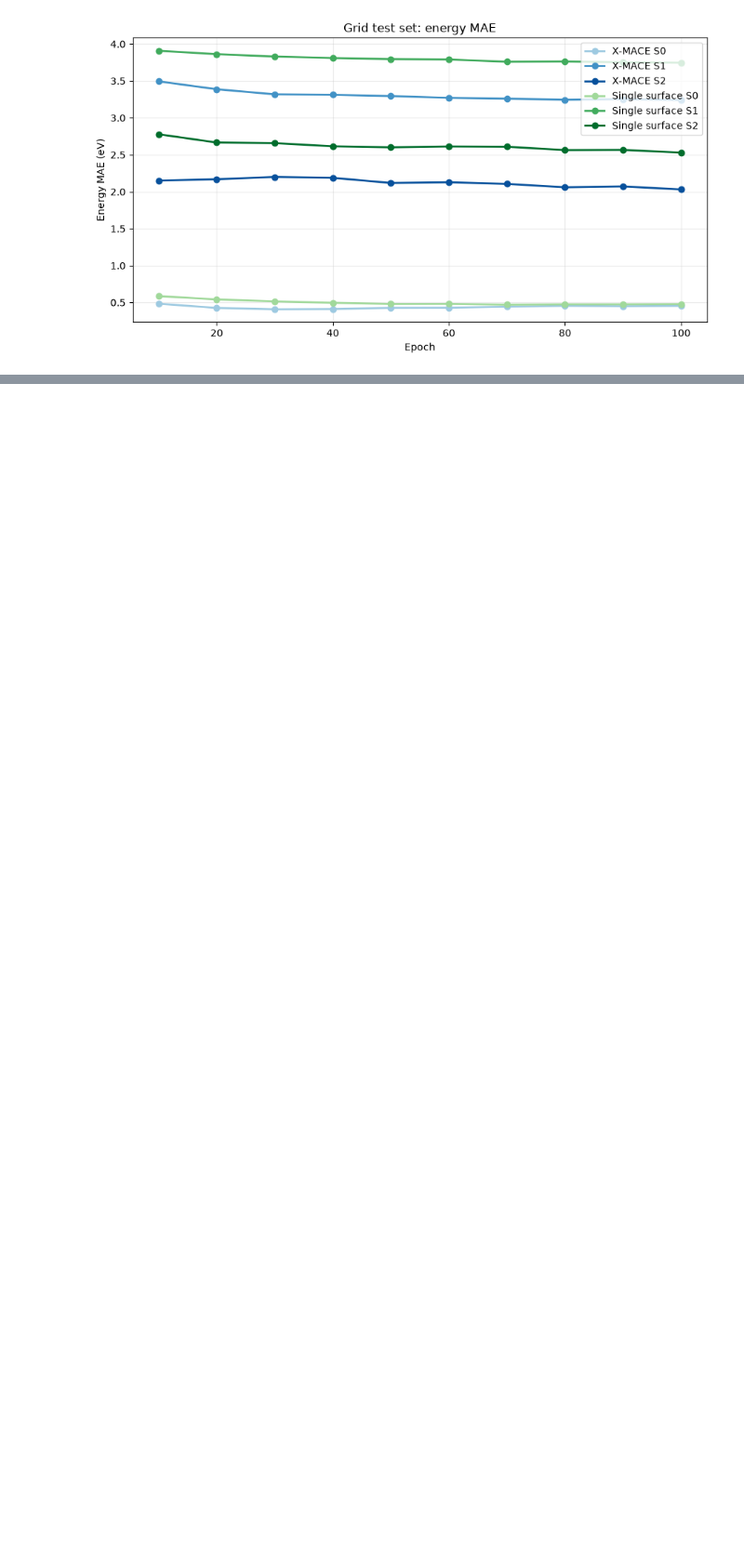
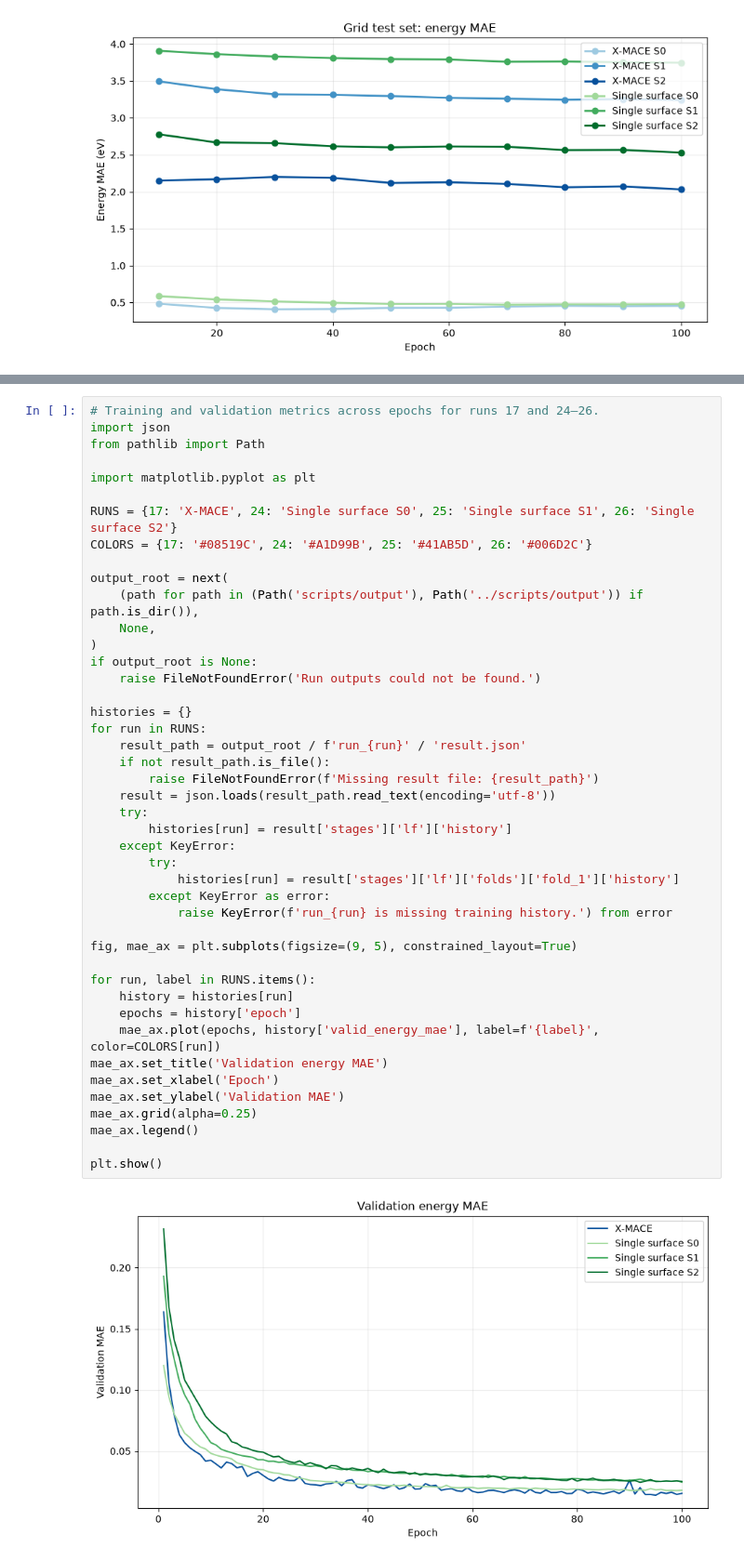
Before and after one commit to yoghurtfork/X-MACE-sampling, a Jupyter notebook: notebooks/plots.ipynb, the cells around one changed output, grey strips where cells are left out. Shown at 93% size. Cells and saved outputs as stored; diff of their text form; blank space fills up the shorter version.

Commit message:
Validation MAE plots

```diff
--- a/notebooks/plots.ipynb
+++ b/notebooks/plots.ipynb
@@ -777,0 +782,46 @@ for test_name in TESTS:
+# %%
+# Training and validation metrics across epochs for runs 17 and 24–26.
+import json
+from pathlib import Path
+
+import matplotlib.pyplot as plt
+
+RUNS = {17: 'X-MACE', 24: 'Single surface S0', 25: 'Single surface S1', 26: 'Single surface S2'}
+COLORS = {17: '#08519C', 24: '#A1D99B', 25: '#41AB5D', 26: '#006D2C'}
+
+output_root = next(
+    (path for path in (Path('scripts/output'), Path('../scripts/output')) if path.is_dir()),
+    None,
+)
+if output_root is None:
+    raise FileNotFoundError('Run outputs could not be found.')
+
+histories = {}
+for run in RUNS:
+    result_path = output_root / f'run_{run}' / 'result.json'
+    if not result_path.is_file():
+        raise FileNotFoundError(f'Missing result file: {result_path}')
+    result = json.loads(result_path.read_text(encoding='utf-8'))
+    try:
+        histories[run] = result['stages']['lf']['history']
+    except KeyError:
+        try:
+            histories[run] = result['stages']['lf']['folds']['fold_1']['history']
+        except KeyError as error:
+            raise KeyError(f'run_{run} is missing training history.') from error
+
+fig, mae_ax = plt.subplots(figsize=(9, 5), constrained_layout=True)
+
+for run, label in RUNS.items():
+    history = histories[run]
+    epochs = history['epoch']
+    mae_ax.plot(epochs, history['valid_energy_mae'], label=f'{label}', color=COLORS[run])
+mae_ax.set_title('Validation energy MAE')
+mae_ax.set_xlabel('Epoch')
+mae_ax.set_ylabel('Validation MAE')
+mae_ax.grid(alpha=0.25)
+mae_ax.legend()
+
+plt.show()
+# %% [output]
+[figure, added]
```
Also changed, not shown: parts of 1 cell of this notebook.
